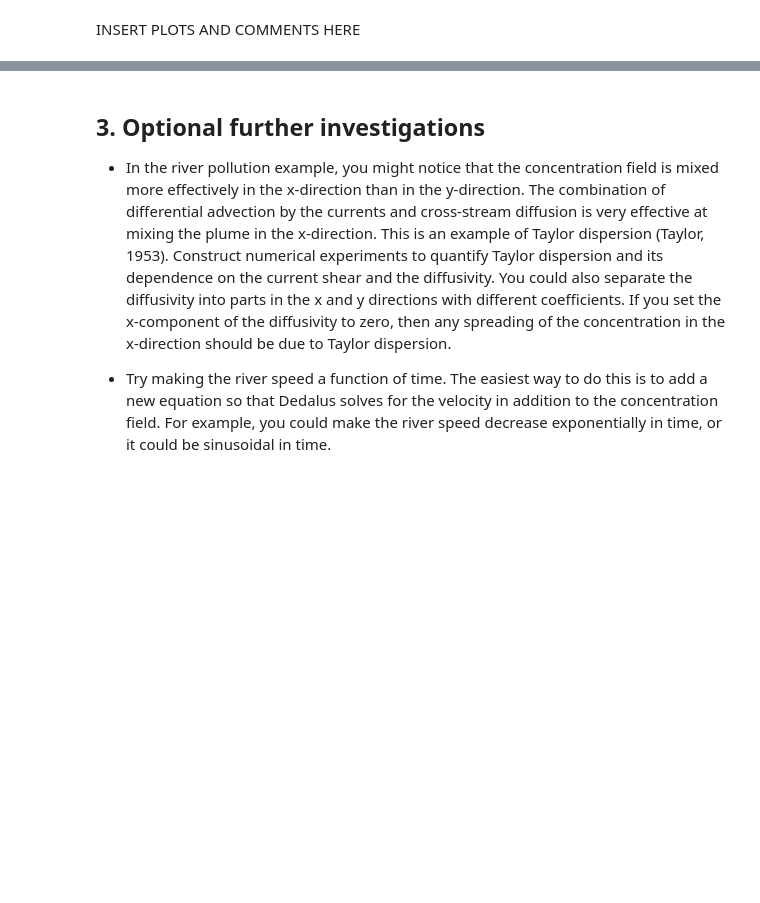
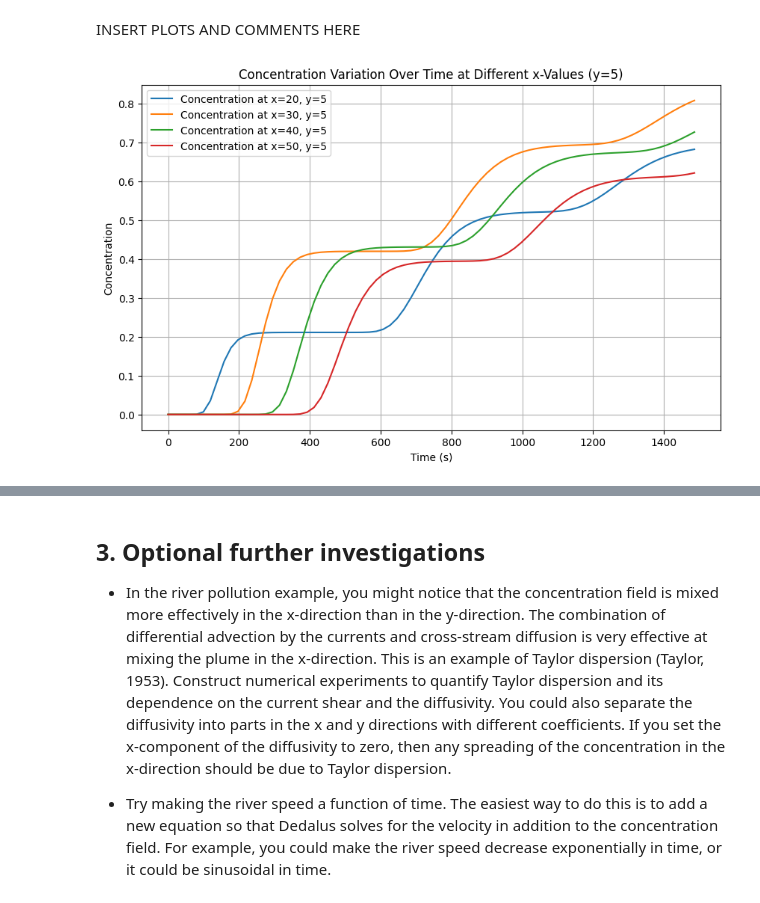
Before and after one commit to yu-huang-1/QCES, a Jupyter notebook: Project2_transport.ipynb, the cells around one changed output, grey strips where cells are left out. Cells and saved outputs as stored; diff of their text form; code cells hidden in the pictures; blank space fills up the shorter version.

```diff
--- a/Project2_transport.ipynb
+++ b/Project2_transport.ipynb
@@ -748,2 +681,25 @@ U0 = 0.2 m/s, kappa = 0.05 m^2/s
 # %% [markdown]
 INSERT PLOTS AND COMMENTS HERE
+# %%
+# Locate the grid point closest to y = 5
+y_index = np.argmin(np.abs(y[0,:] - 5))
+
+# Define x values to track and find corresponding indices
+x_values = [20, 30, 40, 50]
+x_indices = [np.argmin(np.abs(x[:,0] - x_val)) for x_val in x_values]
+
+# Extract concentration values over time for each (x, y=5) point
+c_time_series = {x_val: [c_snapshot[x_idx, y_index] for c_snapshot in c_save] for x_val, x_idx in zip(x_values, x_indices)}
+
+# Plot concentration over time for each specified x location at y = 5
+plt.figure(figsize=(10, 6))
+for x_val in x_values:
+    plt.plot(t_save, c_time_series[x_val], label=f"Concentration at x={x_val}, y=5")
+plt.xlabel("Time (s)")
+plt.ylabel("Concentration")
+plt.title("Concentration Variation Over Time at Different x-Values (y=5)")
+plt.legend()
+plt.grid(True)
+plt.show()
+# %% [output]
+[figure, added]
```
Also changed, not shown: parts of 4 cells of this notebook.
